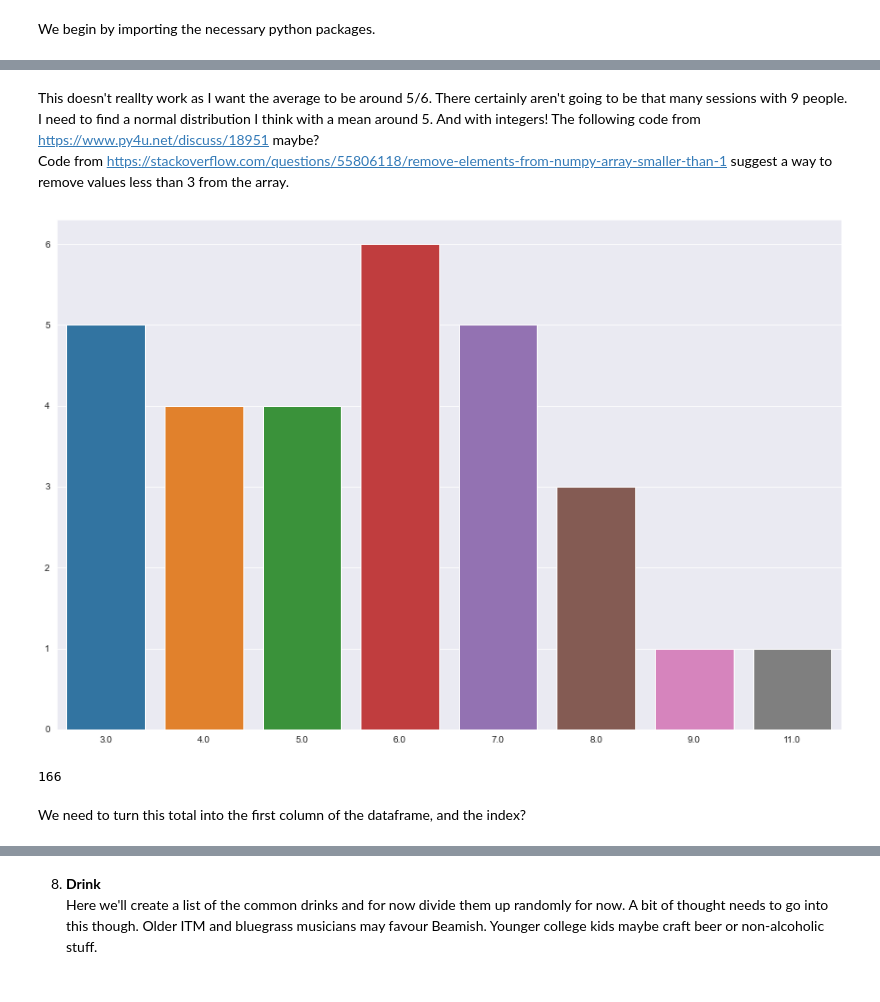
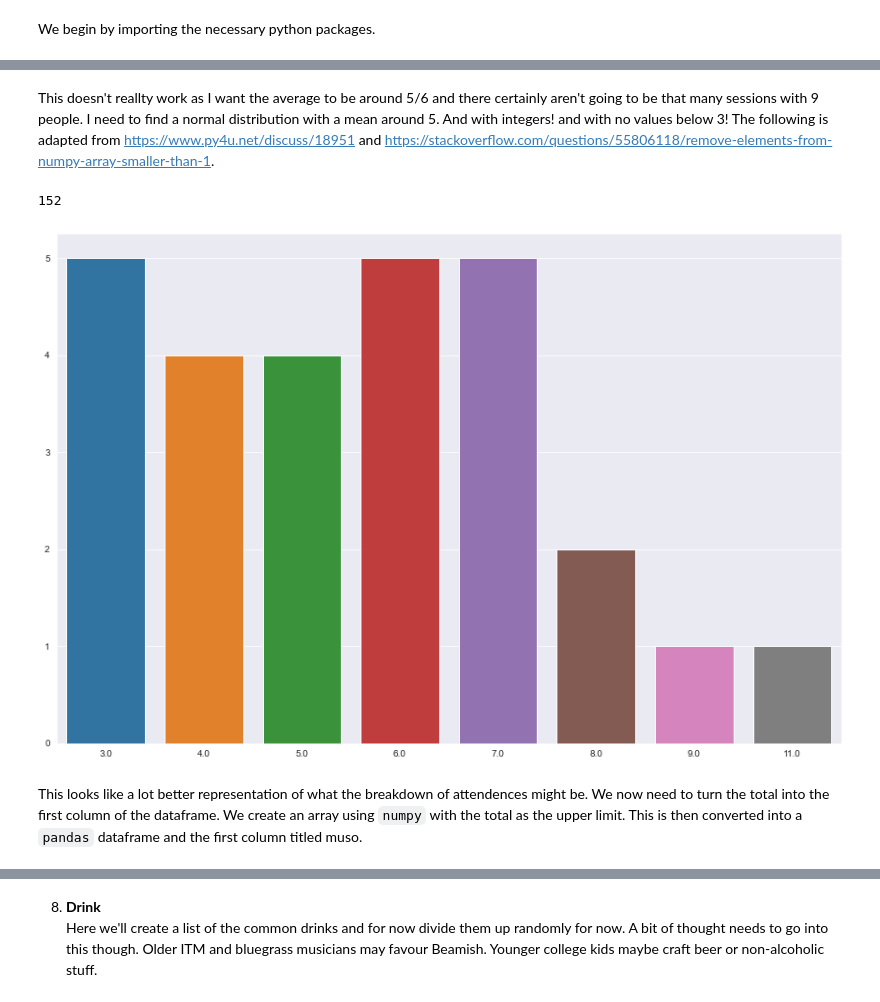
Before and after one commit to Caoimhinv/programming_for_DA_project, a Jupyter notebook: the_session.ipynb, the cells around one changed output, grey strips where cells are left out. Drawn from its saved outputs; the diff is of its cells as text; code cells hidden in the pictures.

```diff
--- a/the_session.ipynb
+++ b/the_session.ipynb
@@ -103,31 +127,24 @@ sns.barplot(x = unique, y = counts)
 # %% [markdown]
-This doesn't reallty work as I want the average to be around 5/6. There certainly aren't going to be that many sessions with 9 people. I need to find a normal distribution I think with a mean around 5. And with integers! The following code from https://www.py4u.net/discuss/18951 maybe?
-Code from https://stackoverflow.com/questions/55806118/remove-elements-from-numpy-array-smaller-than-1 suggest a way to remove values less than 3 from the array.
+This doesn't reallty work as I want the average to be around 5/6 and there certainly aren't going to be that many sessions with 9 people. I need to find a normal distribution with a mean around 5. And with integers! and with no values below 3! The following is adapted from https://www.py4u.net/discuss/18951 and https://stackoverflow.com/questions/55806118/remove-elements-from-numpy-array-smaller-than-1.
 # %%
 # sets mean, standard deviation and size of array
-randomNums = rng.normal(loc=5, scale=3, size=31)
+muso = rng.normal(loc=5, scale=3, size=30)
 
 # rounds the values
-randomInts = np.round(randomNums)
+musoInt = np.round(randomNums)
 
 # removes values lower than 3
-randomInts1 = randomInts[(randomInts > 2)]
+musoInt1 = musoInt[(musoInt > 2)]
 
 # add up the frequency of each unique value
-unique, counts = np.unique(randomInts1, return_counts=True)
+unique, counts = np.unique(musoInt1, return_counts=True)
 
 # plots the results
 sns.barplot(x = unique, y = counts)
 
-# adds up the results
-x = randomInts1.sum()
+# adds up the results and comverts to an int
+y = int(randomInts1.sum())
+y
 # %% [output]
+152
-[figure, old version]
+[figure, new version]
-# %%
-# adds up the results
-x = int(randomInts1.sum())
-x
-# %% [output]
-166
-# %% [markdown]
-We need to turn this total into the first column of the dataframe, and the index?
@@ -137 +151,3 @@ data = np.arange(x)
+# %% [markdown]
+This looks like a lot better representation of what the breakdown of attendences might be. We now need to turn the total into the first column of the dataframe. We create an array using `numpy` with the total as the upper limit. This is then converted into a `pandas` dataframe and the first column titled muso.
 # %%
```
Also changed, not shown: parts of 65 cells of this notebook, 4 other files.
